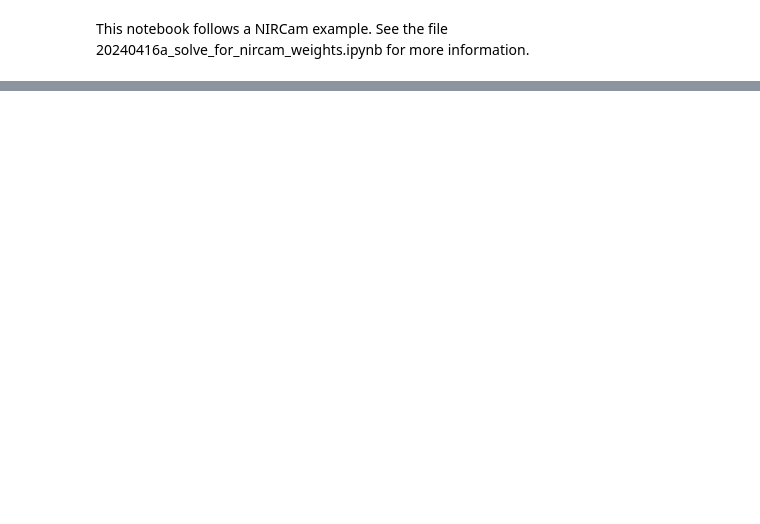
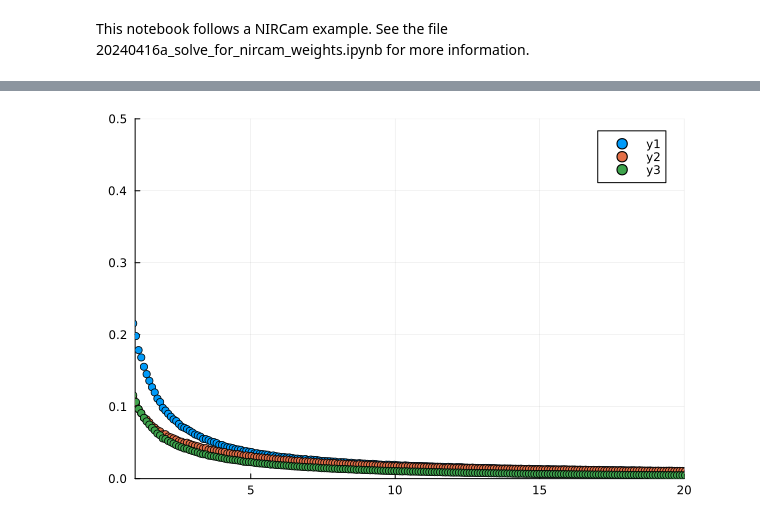
Before and after one commit to BJRauscher/SIRS, a Jupyter notebook: Notebooks/20240430a_solve_for_niriss_weights.ipynb, the cells around one changed output, grey strips where cells are left out. Saved outputs shown, nothing was run; the diff lists cells and outputs as text; code cells hidden in the pictures; blank space fills up the shorter version.

```diff
--- a/Notebooks/20240430a_solve_for_niriss_weights.ipynb
+++ b/Notebooks/20240430a_solve_for_niriss_weights.ipynb
@@ -51,6 +51,9 @@ processing jw01497013001_03201_00001_nis_refpixstep.fits integration 4
 # %%
 x = rfftfreq(2048, 1/(524*10.e-6)) # Frequency
-scatter(x[2:end], ps_𝓵[2:end], xaxis=:log10, yaxis=:log10)
-scatter!(x[2:end], ps_𝓻[2:end], xaxis=:log10, yaxis=:log10)
-scatter!(x[2:end], ps_𝓷[2:end,1], xaxis=:log10, yaxis=:log10)
+scatter(x[2:end], ps_𝓵[2:end])
+scatter!(x[2:end], ps_𝓻[2:end])
+scatter!(x[2:end], mean(ps_𝓷[2:end,:], dims=2))
+scatter!(xlim=[1,20], ylim=(0,.5))
+# %% [output]
+[figure, added]
 # %%
```
Also changed, not shown: parts of 4 cells of this notebook, 1 other file.
